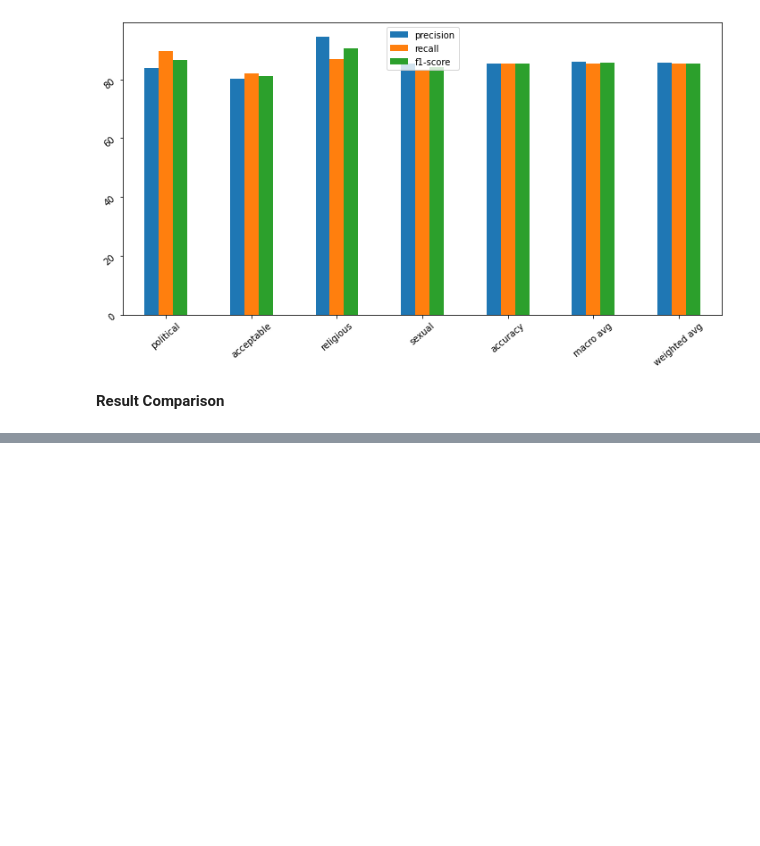
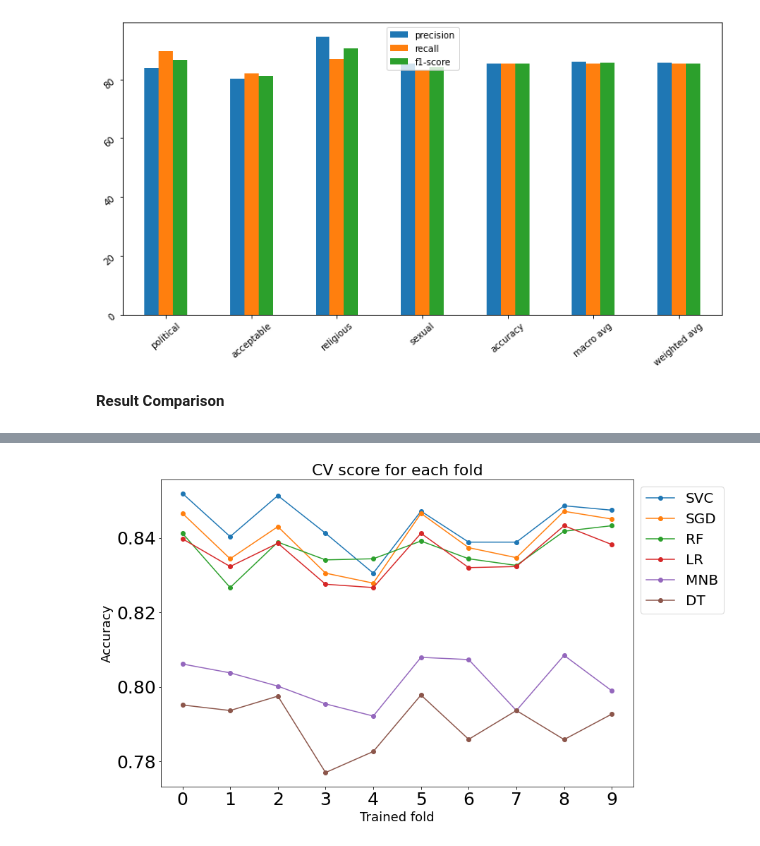
Before and after one commit to rezaul-h/Multi-class-sentiment-analysis-on-bangali-language-, a Jupyter notebook: ML with OnevsRest.ipynb, the cells around one changed output, grey strips where cells are left out. Cells and saved outputs as stored; diff of their text form; code cells hidden in the pictures; blank space fills up the shorter version.

```diff
--- a/ML with OnevsRest.ipynb
+++ b/ML with OnevsRest.ipynb
@@ -486,0 +576,9 @@ compare
+# %%
+from sklearn.model_selection import cross_val_score
+n_folds = 10
+cv_score_NB = cross_val_score(estimator=TFIDF_NB_pipeline, X=X_train, y=y_train, cv=n_folds, n_jobs=-1)
+cv_score_DT = cross_val_score(estimator=TFIDF_DCT_pipeline, X=X_train, y=y_train, cv=n_folds, n_jobs=-1)
+cv_score_SGD = cross_val_score(estimator=TFIDF_SGD_pipeline, X=X_train, y=y_train, cv=n_folds, n_jobs=-1)
+cv_score_LR = cross_val_score(estimator=TFIDF_LR_pipeline, X=X_train, y=y_train, cv=n_folds, n_jobs=-1)
+cv_score_RF = cross_val_score(estimator=TFIDF_DT_pipeline, X=X_train, y=y_train, cv=n_folds, n_jobs=-1)
+cv_score_SVC = cross_val_score(estimator=TFIDF_SVC_pipeline, X=X_train, y=y_train, cv=n_folds, n_jobs=-1)
@@ -486,0 +596,20 @@ compare
+# %%
+plt.figure(figsize=(12,8))
+n_folds=10
+plt.plot(cv_result['SVC'],marker='o')
+plt.plot(cv_result['SGD'],marker='o')
+plt.plot(cv_result['RF'],marker='o')
+plt.plot(cv_result['LR'],marker='o')
+plt.plot(cv_result['MNB'],marker='o')
+plt.plot(cv_result['DT'],marker='o')
+plt.title('CV score for each fold',fontsize=22)
+plt.ylabel('Accuracy',fontsize=18)
+plt.xlabel('Trained fold',fontsize=18)
+plt.xticks([k for k in range(n_folds)])
+plt.tick_params(axis='x',rotation=0,labelsize=25)
+plt.tick_params(axis='y',rotation=0,labelsize=25)
+plt.legend(['SVC', 'SGD', 'RF', 'LR', 'MNB', 'DT'], loc=2,bbox_to_anchor = (1,1), prop={'size': 20})
+plt.savefig("/content/drive/MyDrive/Colab Notebooks/multi class bangla sentiment analysis/visualization/result_analysis/ML comparison/varience.png")
+plt.show()
+# %% [output]
+[figure, added]
```
Also changed, not shown: parts of 29 cells of this notebook, 44 other files.
